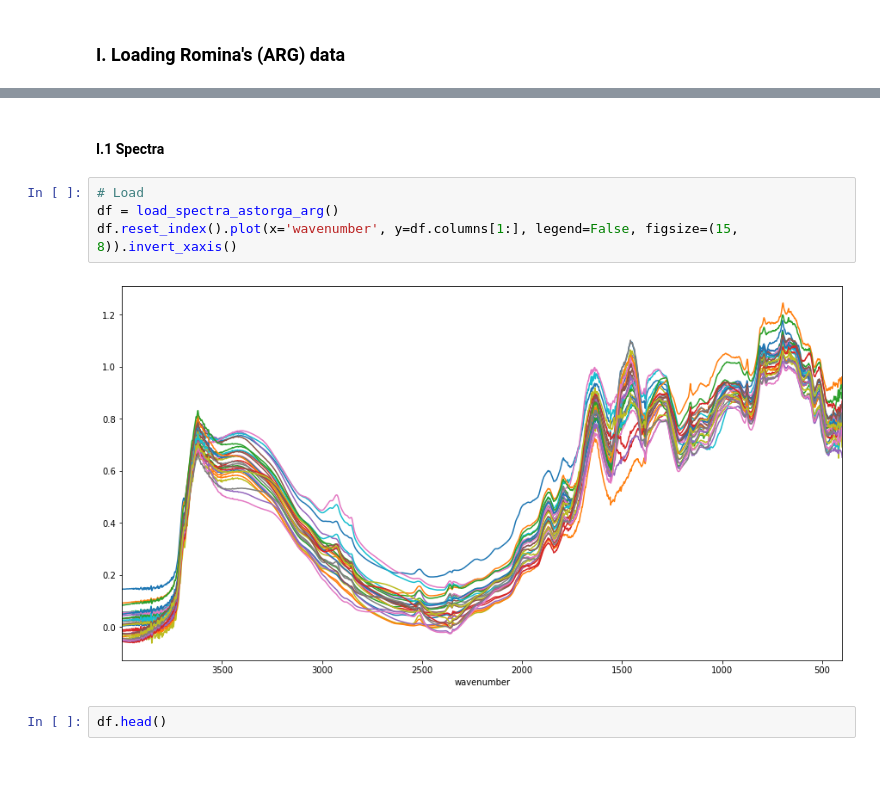
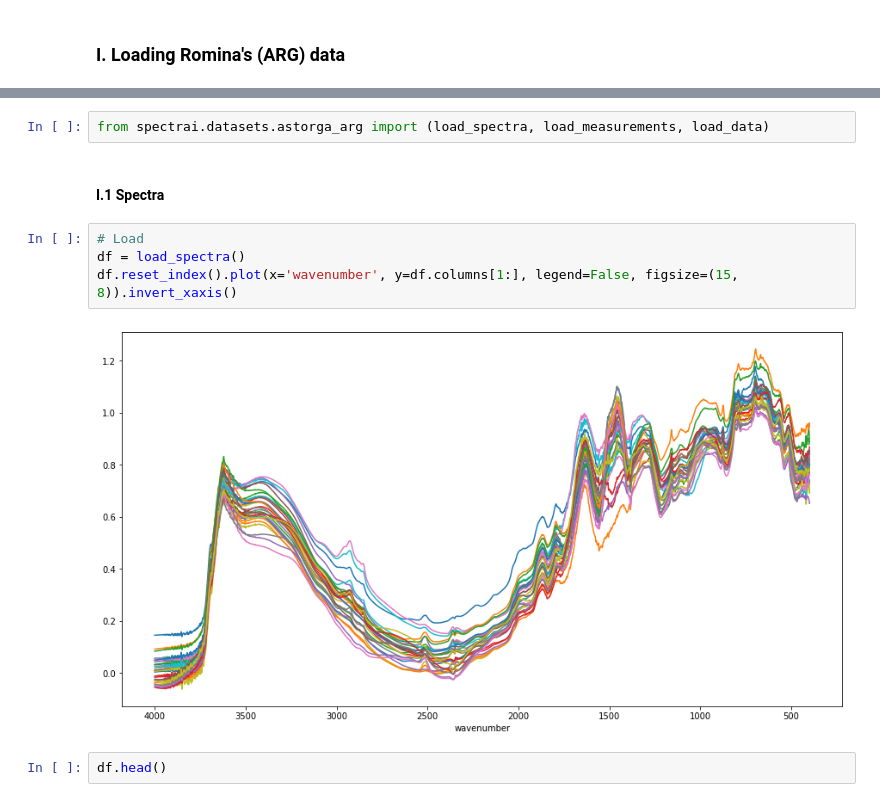
Before and after one commit to franckalbinet/spectrai, a Jupyter notebook: examples/data_loading/0-importing-data.ipynb, the cells around one changed output, grey strips where cells are left out. Drawn from its saved outputs; the diff is of its cells as text; blank space fills up the shorter version.

```diff
--- a/examples/data_loading/0-importing-data.ipynb
+++ b/examples/data_loading/0-importing-data.ipynb
@@ -19,11 +21,13 @@ from spectrai.datasets.kssl import (load_spectra_kssl,
+# %%
+from spectrai.datasets.astorga_arg import (load_spectra, load_measurements, load_data)
 # %% [markdown]
 #### I.1 Spectra
 # %%
 # Load
-df = load_spectra_astorga_arg()
+df = load_spectra()
 df.reset_index().plot(x='wavenumber', y=df.columns[1:], legend=False, figsize=(15, 8)).invert_xaxis()
 # %% [output]
-[figure, old version]
+[figure, new version]
 # %%
 df.head()
 # %% [output]
```
Also changed, not shown: parts of 22 cells of this notebook, 13 other files.
